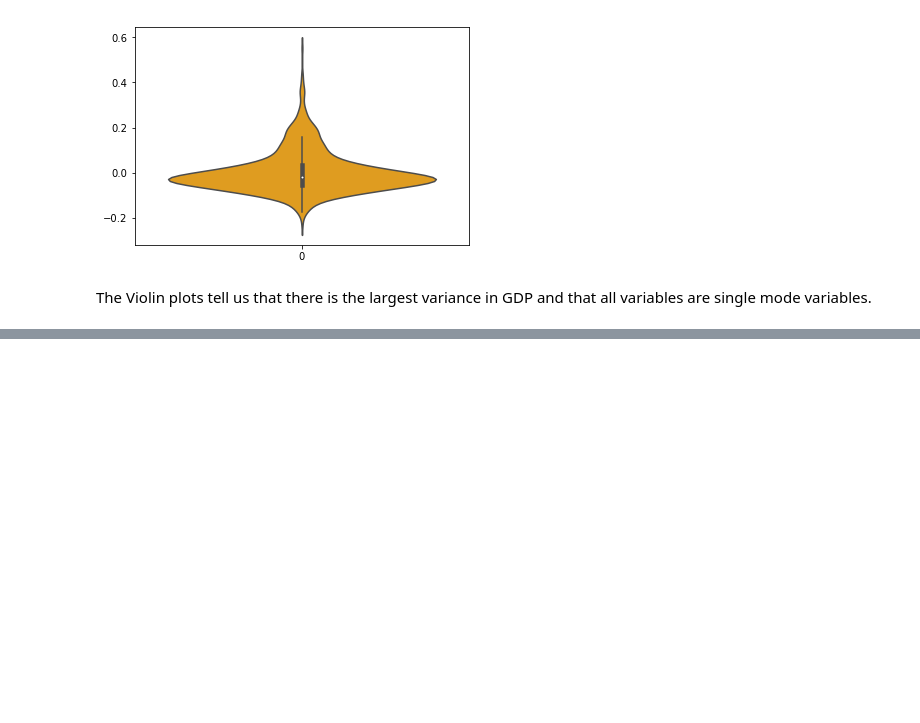
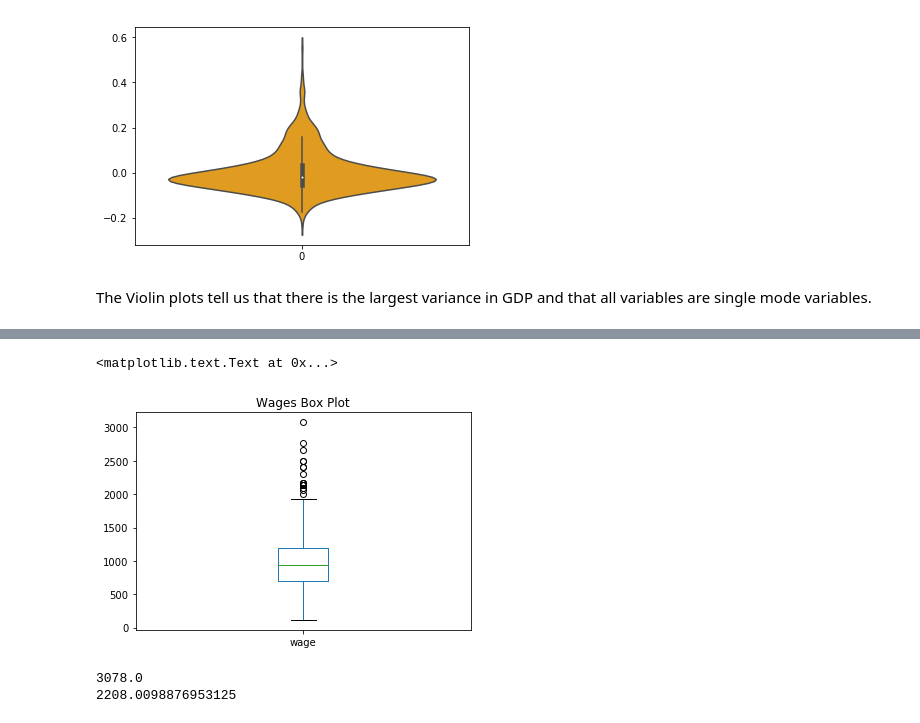
Before and after one commit to Zpolicky/byu_econ_applied_machine_learning, a Jupyter notebook: homeworks/Zach_Policky_Homework_1.ipynb, the cells around one changed output, grey strips where cells are left out. Drawn from its saved outputs; the diff is of its cells as text; code cells hidden in the pictures; blank space fills up the shorter version.

Commit message:
Data set 3 added

```diff
--- a/homeworks/Zach_Policky_Homework_1.ipynb
+++ b/homeworks/Zach_Policky_Homework_1.ipynb
@@ -344,0 +345,4 @@ The Violin plots tell us that there is the largest variance in GDP and that all
+# %%
+#import data and look at it
+wages = pd.read_stata("C:/Users/zachp/Dropbox/AAEcon/213r/WAGE2.dta")
+wages.head()
@@ -344,0 +378,18 @@ The Violin plots tell us that there is the largest variance in GDP and that all
+# %%
+#seeing very few missing variables and a large sample size we can drop the rows with missing variables.
+#then we can check for outlyers in the variables of interest. Wage, hours, education
+
+wage = wages.dropna()
+wage['wage'].plot(kind = 'box')
+plt.title('Wages Box Plot')
+#we can see that there are outlyers in wage
+# %% [output]
+<matplotlib.text.Text at 0x...>
+[figure, added]
+# %%
+print(wage['wage'].max())
+std_wage = wage['wage'].std()
+print(wage['wage'].mean()+(std_wage*3))
+# %% [output]
+3078.0
+2208.0098876953125
```
Also changed, not shown: parts of 11 cells of this notebook.
